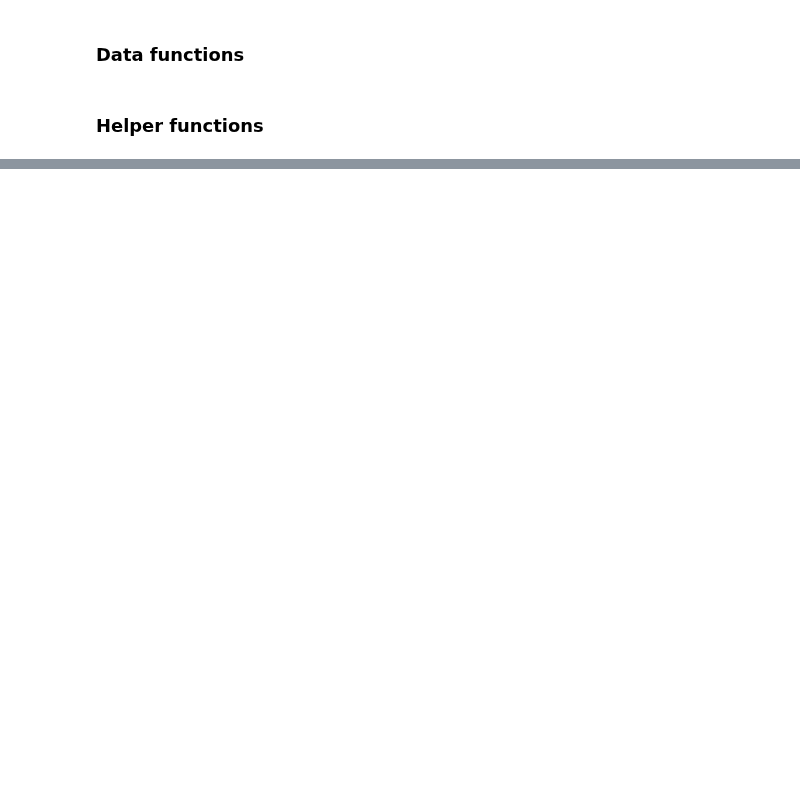
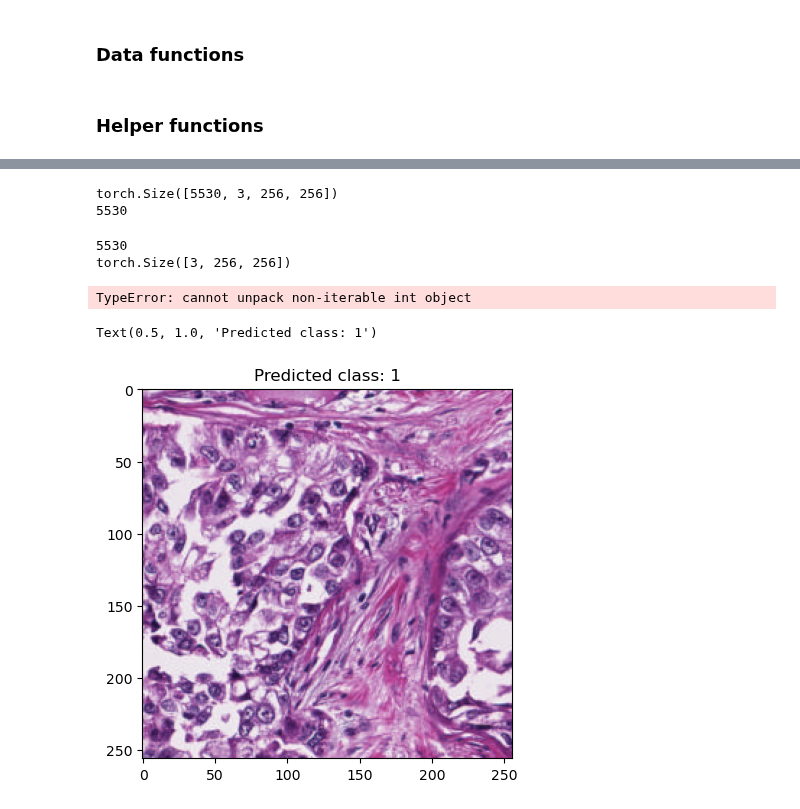
Before and after one commit to Alexandra-Smith/masters, a Jupyter notebook: notebooks/11-heatmaps.ipynb, the cells around one changed output, grey strips where cells are left out. Drawn from its saved outputs; the diff is of its cells as text; code cells hidden in the pictures; blank space fills up the shorter version.

Commit message:
Finished predicting for one patch

```diff
--- a/notebooks/11-heatmaps.ipynb
+++ b/notebooks/11-heatmaps.ipynb
@@ -197,0 +251,9 @@ heatmap = inference(patch_objects)
+# %%
+slide_path = '/Users/alexandrasmith/Desktop/TCGA-A2-A0CX-01Z-00-DX1.F07C75AB-E568-45CB-B497-37C712490393.svs'
+name = 'TCGA-A2-A0CX-01Z-00-DX1.F07C75AB-E568-45CB-B497-37C712490393.svs'
+case_code = name.split('.')[0].replace('TCGA-', '').replace('-01Z-00-DX1', '')
+print(case_code)
+sld = open_slide(slide_path)
+slide_props = sld.properties
+slide_width = int(slide_props['openslide.level[1].width']); slide_height = int(slide_props['openslide.level[1].height']) # dimensions at 10X magnification
+slide = np.array(sld.get_thumbnail(size=(slide_width, slide_height)))
@@ -197,0 +267,16 @@ heatmap = inference(patch_objects)
+# %%
+patches, positions = image_to_patches_with_positions(slide, PATCH_SIZE, STRIDE)
+# %%
+print(patches.shape)
+print(len(positions))
+# %% [output]
+torch.Size([5530, 3, 256, 256])
+5530
+# %%
+patch_objects = get_patch_objects(patches, positions)
+# %%
+print(len(patch_objects))
+print(patch_objects[0].image.shape)
+# %% [output]
+5530
+torch.Size([3, 256, 256])
@@ -197,0 +293,17 @@ heatmap = inference(patch_objects)
+# %%
+image_size = slide.shape
+heatmap = inference(image_size, patch_objects, model)
+# %% [output]
+TypeError: cannot unpack non-iterable int object
+# %%
+import matplotlib.pyplot as plt
+# Test one patch and its prediction
+ex_patch = patch_objects[4010]
+p1 = ex_patch.image
+pred = ex_patch.prediction
+
+plt.imshow(np.transpose(p1.numpy(), (1, 2, 0)))
+plt.title(f"Predicted class: {pred}")
+# %% [output]
+Text(0.5, 1.0, 'Predicted class: 1')
+[figure, added]
```
Also changed, not shown: parts of 18 cells of this notebook.
